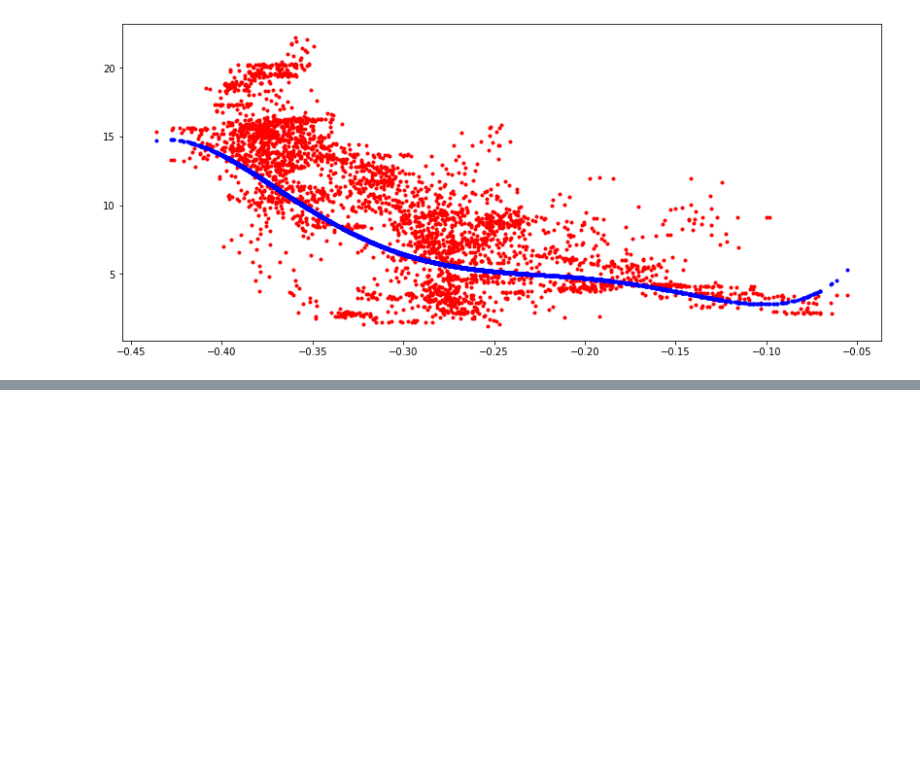
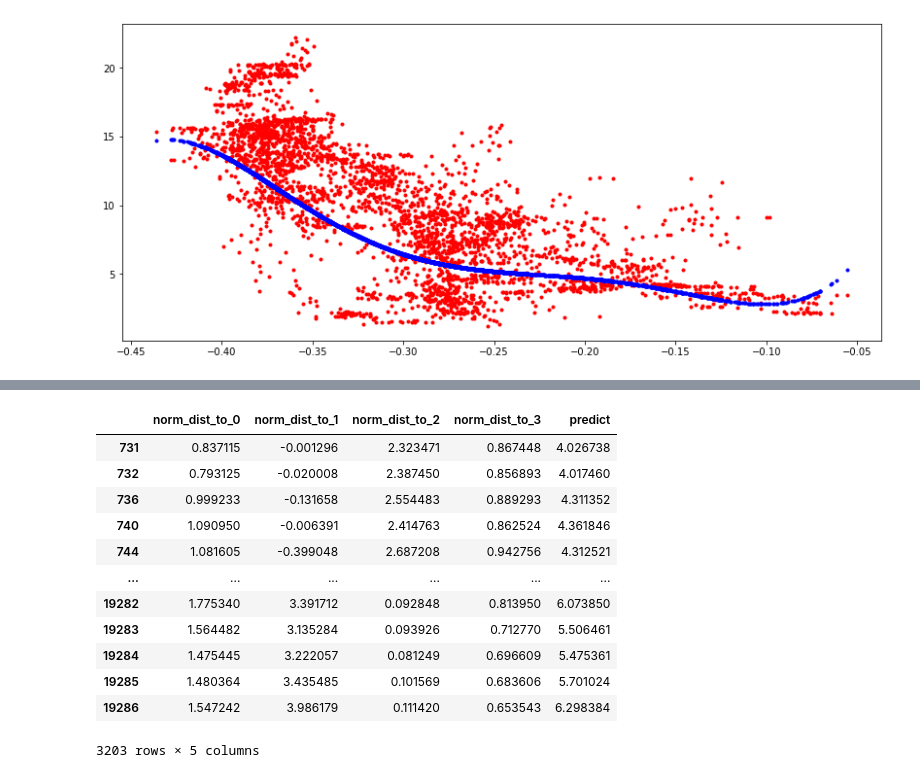
Before and after one commit to Ocean-Technologies/satellite_bathymetry, a Jupyter notebook: notebooks/model_baseline_Y_split.ipynb, the cells around one changed output, grey strips where cells are left out. Saved outputs shown, nothing was run; the diff lists cells and outputs as text; code cells hidden in the pictures; blank space fills up the shorter version.

```diff
--- a/notebooks/model_baseline_Y_split.ipynb
+++ b/notebooks/model_baseline_Y_split.ipynb
@@ -121,0 +208,32 @@ rf = RandomForestRegressor(n_estimators=500)
+# %%
+models = list()
+for i in range(4):
+    X_train_model = X_train[X_train['cluster'] == i]
+    y_train_model = y_train[y_train.index.isin(X_train_model.index)]
+
+    mdl = LinearRegression()
+    mdl.fit(X_train_model[['ndwi53', 'b1', 'b2', 'b3', 'b4', 'b5', 'b6', 'ndwi24', 'b2b4', 'b3b4','cspmb7']], y_train_model)
+    models.append(mdl)
+# %%
+predicts = list()
+for i, model in enumerate(models):
+    predict = model.predict(X_val[['ndwi53', 'b1', 'b2', 'b3', 'b4', 'b5', 'b6', 'ndwi24', 'b2b4', 'b3b4','cspmb7']])*X_val[f'norm_dist_to_{i}']
+    predicts.append(predict)
+# %%
+df_predicts = pd.DataFrame(predicts).transpose()
+df_predicts['predict'] = df_predicts.sum(axis=1)
+df_predicts
+# %% [output]
+|  | norm_dist_to_0 | norm_dist_to_1 | norm_dist_to_2 | norm_dist_to_3 | predict |
+| 731 | 0.837115 | -0.001296 | 2.323471 | 0.867448 | 4.026738 |
+| 732 | 0.793125 | -0.020008 | 2.387450 | 0.856893 | 4.017460 |
+| 736 | 0.999233 | -0.131658 | 2.554483 | 0.889293 | 4.311352 |
+| 740 | 1.090950 | -0.006391 | 2.414763 | 0.862524 | 4.361846 |
+| 744 | 1.081605 | -0.399048 | 2.687208 | 0.942756 | 4.312521 |
+| ... | ... | ... | ... | ... | ... |
+| 19282 | 1.775340 | 3.391712 | 0.092848 | 0.813950 | 6.073850 |
+| 19283 | 1.564482 | 3.135284 | 0.093926 | 0.712770 | 5.506461 |
+| 19284 | 1.475445 | 3.222057 | 0.081249 | 0.696609 | 5.475361 |
+| 19285 | 1.480364 | 3.435485 | 0.101569 | 0.683606 | 5.701024 |
+| 19286 | 1.547242 | 3.986179 | 0.111420 | 0.653543 | 6.298384 |
+3203 rows × 5 columns
```
Also changed, not shown: parts of 42 cells of this notebook, 1 other file.
